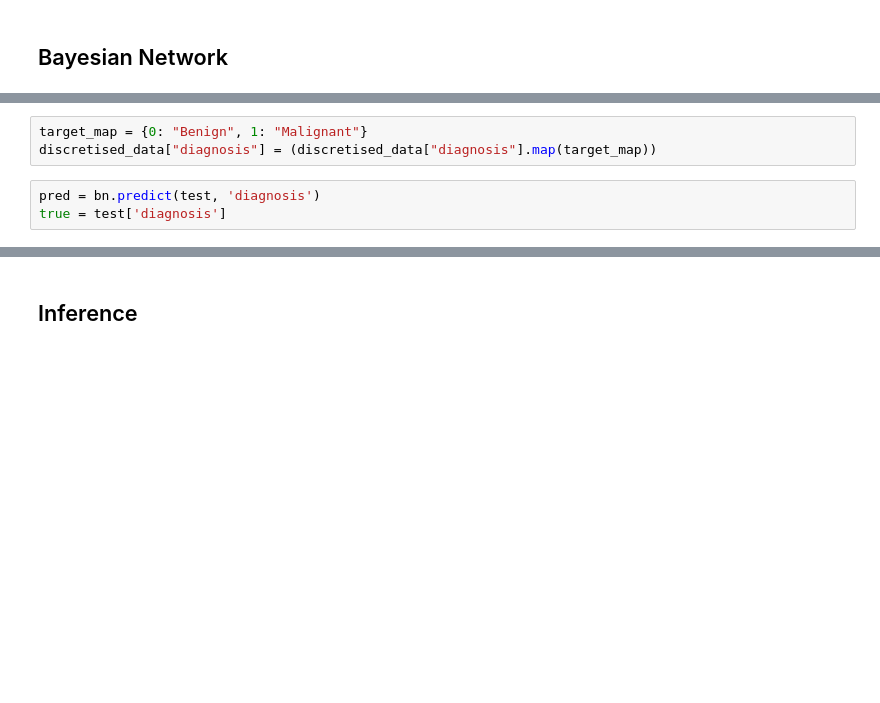
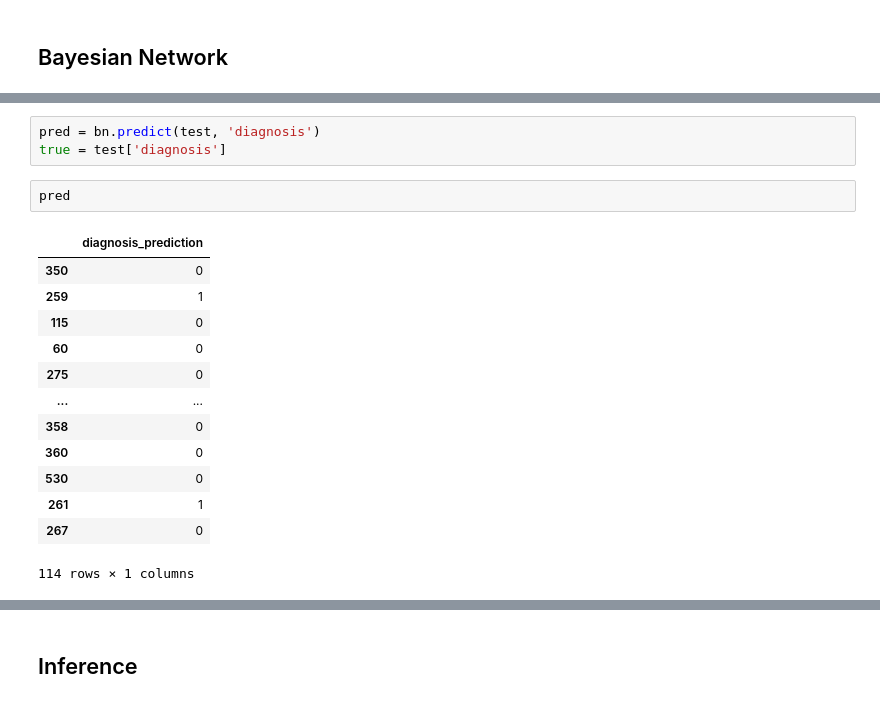
Before and after one commit to 10-Academy-quad-squad/casual-graph, a Jupyter notebook: notebooks/3. CausalLearning.ipynb, the cells around one changed output, grey strips where cells are left out. Saved outputs shown, nothing was run; the diff lists cells and outputs as text; blank space fills up the shorter version.

```diff
--- a/notebooks/3. CausalLearning.ipynb
+++ b/notebooks/3. CausalLearning.ipynb
@@ -236,9 +236,22 @@ bn = bn.fit_cpds(train, method="BayesianEstimator", bayes_prior="K2")
-# %%
-target_map = {0: "Benign", 1: "Malignant"}
-discretised_data["diagnosis"] = (discretised_data["diagnosis"].map(target_map))
 # %%
 pred = bn.predict(test, 'diagnosis')
 true = test['diagnosis']
+# %%
+pred
+# %% [output]
+|  | diagnosis_prediction |
+| 350 | 0 |
+| 259 | 1 |
+| 115 | 0 |
+| 60 | 0 |
+| 275 | 0 |
+| ... | ... |
+| 358 | 0 |
+| 360 | 0 |
+| 530 | 0 |
+| 261 | 1 |
+| 267 | 0 |
+114 rows × 1 columns
 # %%
 print('Recall: {:.2f}'.format(recall_score(y_true=true, y_pred=pred)))
 print('F1: {:.2f} '.format(f1_score(y_true=true, y_pred=pred)))
```
Also changed, not shown: parts of 16 cells of this notebook, 1 other file.
